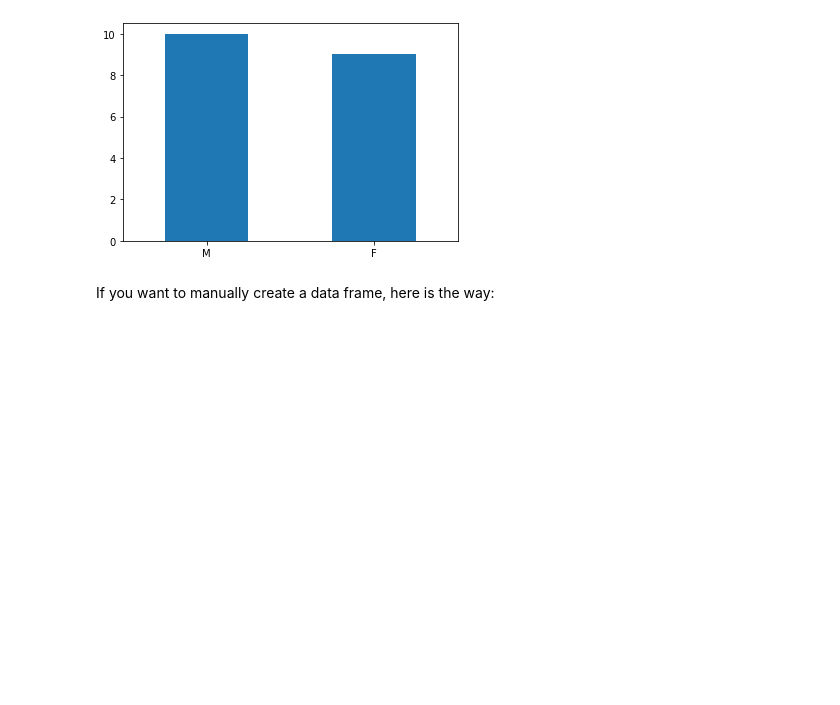
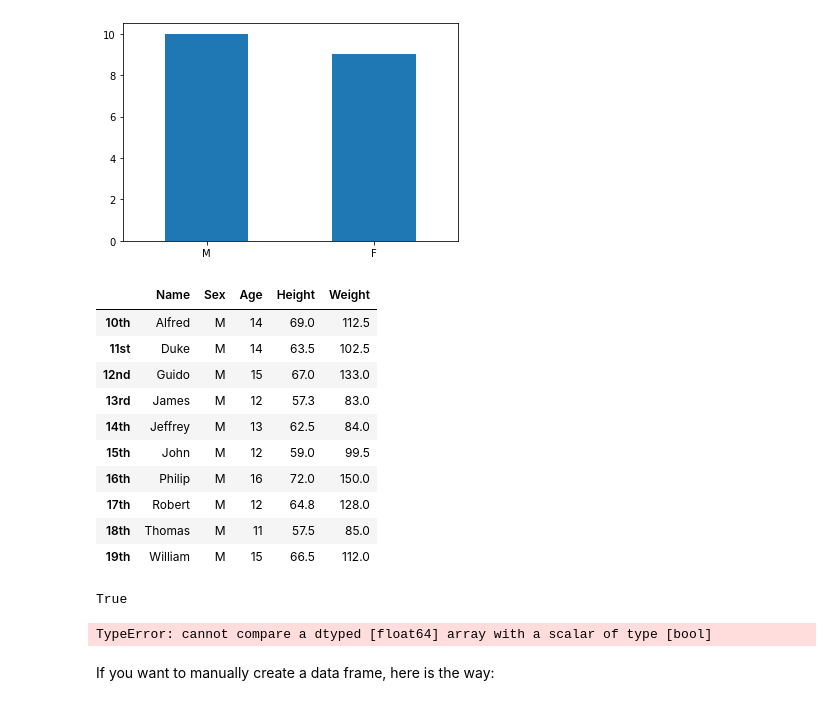
Before and after one commit to User-zwj/Pandas-Practice, a Jupyter notebook: Pandas Exercise.ipynb, the cells around one changed output. Cells and saved outputs as stored; diff of their text form; code cells hidden in the pictures; blank space fills up the shorter version.

```diff
--- a/Pandas Exercise.ipynb
+++ b/Pandas Exercise.ipynb
@@ -215,6 +220,29 @@ Sex_counts.plot(kind='bar',rot=0)
 # %% [output]
 <matplotlib.axes._subplots.AxesSubplot at 0x...>
 [figure]
+# %%
+df_boy
+# %% [output]
+|  | Name | Sex | Age | Height | Weight |
+| 10th | Alfred | M | 14 | 69.0 | 112.5 |
+| 11st | Duke | M | 14 | 63.5 | 102.5 |
+| 12nd | Guido | M | 15 | 67.0 | 133.0 |
+| 13rd | James | M | 12 | 57.3 | 83.0 |
+| 14th | Jeffrey | M | 13 | 62.5 | 84.0 |
+| 15th | John | M | 12 | 59.0 | 99.5 |
+| 16th | Philip | M | 16 | 72.0 | 150.0 |
+| 17th | Robert | M | 12 | 64.8 | 128.0 |
+| 18th | Thomas | M | 11 | 57.5 | 85.0 |
+| 19th | William | M | 15 | 66.5 | 112.0 |
+# %%
+df['Height'][0]>50
+# %% [output]
+True
+# %%
+df_boy = df[df['Sex']=='M' & df['Height']>70]
+df_boy
+# %% [output]
+TypeError: cannot compare a dtyped [float64] array with a scalar of type [bool]
 # %% [markdown]
 If you want to manually create a data frame, here is the way:
 # %%
```
Also changed, not shown: parts of 1 cell of this notebook.
